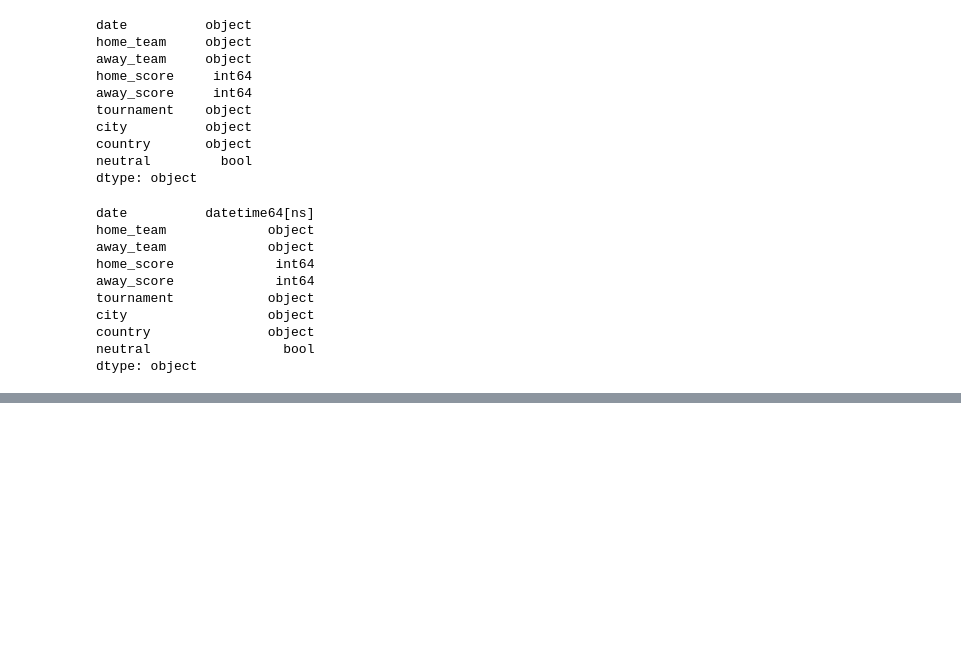
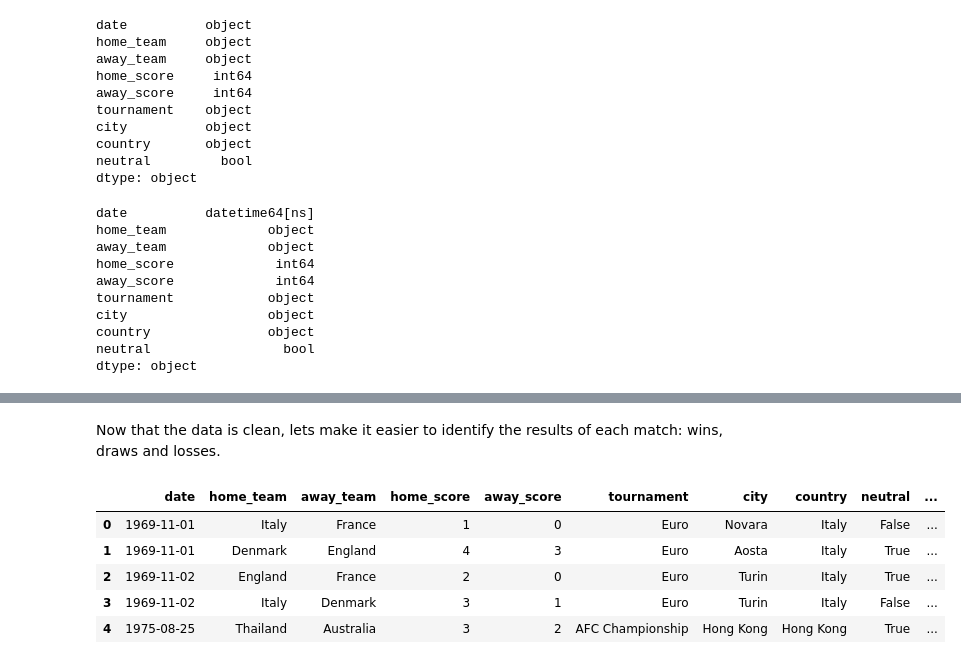
Before and after one commit to bclarke-eng/jupyter-notebook, a Jupyter notebook: 2023 FIFA Women's World Cup Predictor.ipynb, the cells around one changed output, grey strips where cells are left out. Saved outputs shown, nothing was run; the diff lists cells and outputs as text; code cells hidden in the pictures; blank space fills up the shorter version.

```diff
--- a/2023 FIFA Women's World Cup Predictor.ipynb
+++ b/2023 FIFA Women's World Cup Predictor.ipynb
@@ -80,0 +86,16 @@ shootout_data.sort_values("date").tail()
+# %% [markdown]
+Now that the data is clean, lets make it easier to identify the results of each match: wins, draws and losses.
+# %%
+# Add a new column showing the result
+# Show conditions for win, loss or draw for the home team
+c1 = game_data['home_score'].eq(game_data['away_score'])
+c2 = game_data['home_score'] > game_data['away_score']
+game_data['home result'] = np.select([c1, c2], ['Draw', 'Win'], 'Loss')
+game_data.sort_values("date").head()
+# %% [output]
+|  | date | home_team | away_team | home_score | away_score | tournament | city | country | neutral | ... |
+| 0 | 1969-11-01 | Italy | France | 1 | 0 | Euro | Novara | Italy | False | ... |
+| 1 | 1969-11-01 | Denmark | England | 4 | 3 | Euro | Aosta | Italy | True | ... |
+| 2 | 1969-11-02 | England | France | 2 | 0 | Euro | Turin | Italy | True | ... |
+| 3 | 1969-11-02 | Italy | Denmark | 3 | 1 | Euro | Turin | Italy | False | ... |
+| 4 | 1975-08-25 | Thailand | Australia | 3 | 2 | AFC Championship | Hong Kong | Hong Kong | True | ... |
```
Also changed, not shown: parts of 9 cells of this notebook.
